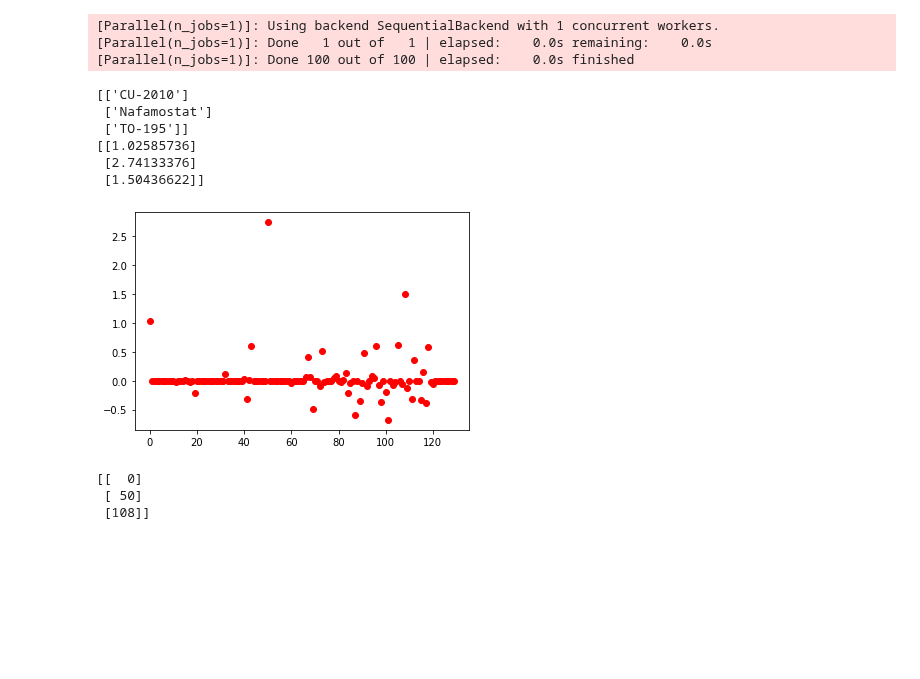
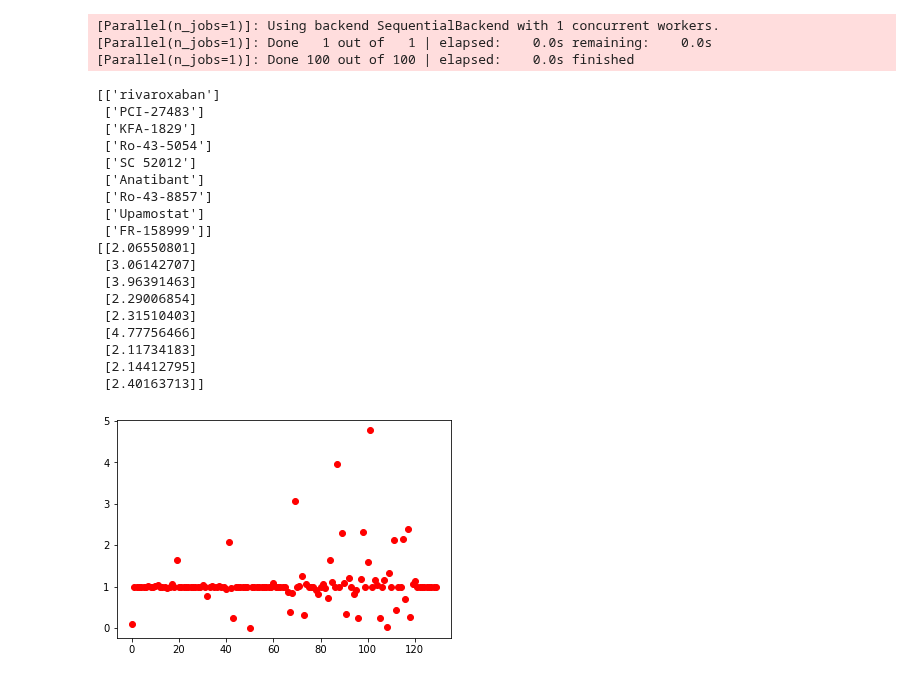
Before and after one commit to srensi/tmprss2, a Jupyter notebook: notebooks/random_forest_withdark_merged_data.ipynb, the cells around one changed output. Saved outputs shown, nothing was run; the diff lists cells and outputs as text; code cells hidden in the pictures; blank space fills up the shorter version.

```diff
--- a/notebooks/random_forest_withdark_merged_data.ipynb
+++ b/notebooks/random_forest_withdark_merged_data.ipynb
@@ -472,21 +476,28 @@ predicted_activity=rg_all.predict(reframe)
 [Parallel(n_jobs=1)]: Done   1 out of   1 | elapsed:    0.0s remaining:    0.0s
 [Parallel(n_jobs=1)]: Done 100 out of 100 | elapsed:    0.0s finished
 # %%
-plt.plot(predicted_activity, 'ro', label = 'prediction')
-indices=np.argwhere(predicted_activity>=1)
+plt.plot(10**-(predicted_activity), 'ro', label = 'prediction')
+predicted_activity=10**-(predicted_activity)
+indices=np.argwhere(predicted_activity>=2)
 print(molnames[indices])
 print(predicted_activity[indices])
 # %% [output]
-[['CU-2010']
- ['Nafamostat']
- ['TO-195']]
-[[1.02585736]
- [2.74133376]
- [1.50436622]]
+[['rivaroxaban']
+ ['PCI-27483']
+ ['KFA-1829']
+ ['Ro-43-5054']
+ ['SC 52012']
+ ['Anatibant']
+ ['Ro-43-8857']
+ ['Upamostat']
+ ['FR-158999']]
+[[2.06550801]
+ [3.06142707]
+ [3.96391463]
+ [2.29006854]
+ [2.31510403]
+ [4.77756466]
+ [2.11734183]
+ [2.14412795]
+ [2.40163713]]
-[figure, old version]
+[figure, new version]
-# %%
-print(indices)
-# %% [output]
-[[  0]
- [ 50]
- [108]]
```
Also changed, not shown: parts of 8 cells of this notebook.
